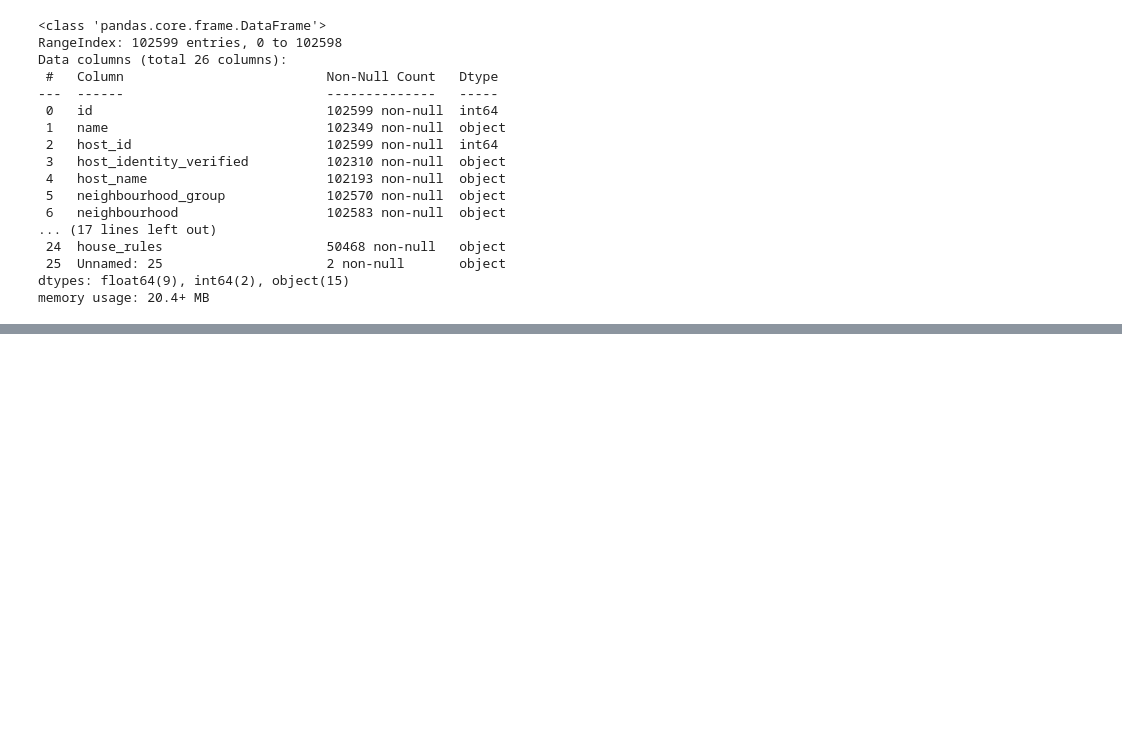
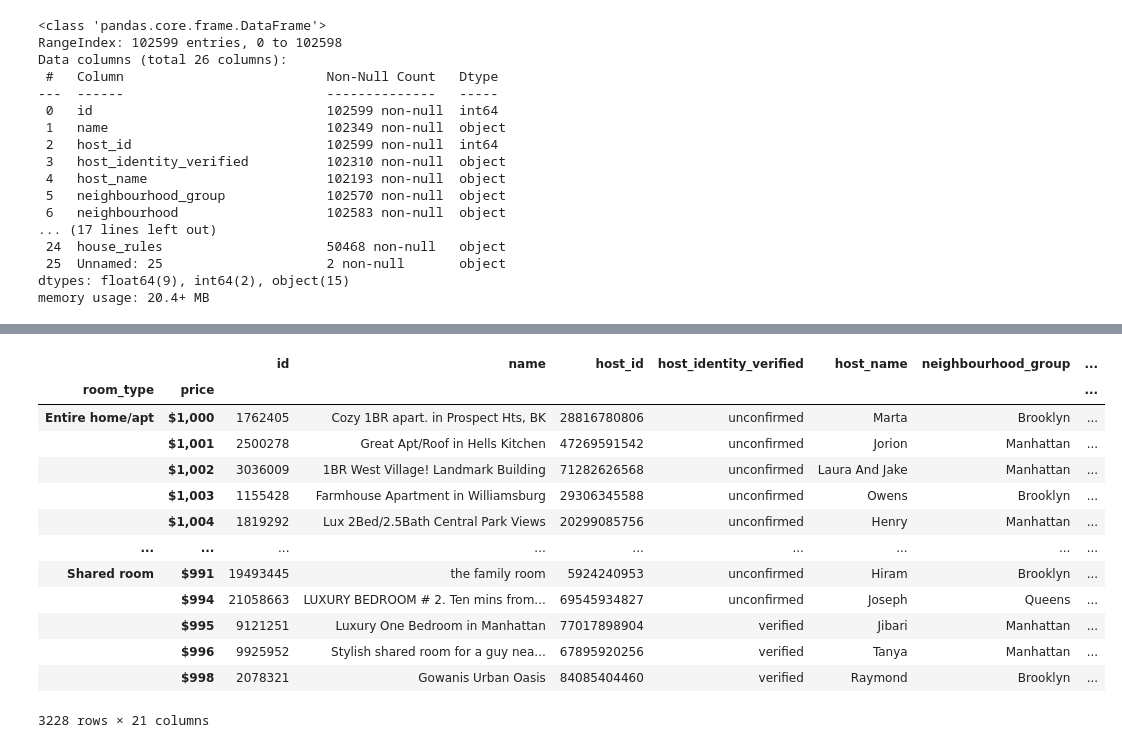
Before and after one commit to JuanJT117/Clase-de-aprendizaje-automatico, a Jupyter notebook: Tareas/tarea1 y 2.ipynb, the cells around one changed output, grey strips where cells are left out. Cells and saved outputs as stored; diff of their text form; code cells hidden in the pictures; blank space fills up the shorter version.

```diff
--- a/Tareas/tarea1 y 2.ipynb
+++ b/Tareas/tarea1 y 2.ipynb
@@ -154,0 +162,5 @@ custom_date_parser = lambda x: datetime.strftime(x, '%d-%b-%y %H')
+# %%
+df_copy = df_airbnb.copy()
+
+
+df_copy.info()
@@ -154,0 +187,4 @@ custom_date_parser = lambda x: datetime.strftime(x, '%d-%b-%y %H')
+# %%
+df_copy.drop(columns = ['country_code','house_rules'], inplace = True)
+# %%
+df_copy.drop(columns = ['Unnamed: 25'], inplace = True)
@@ -154,0 +213,19 @@ custom_date_parser = lambda x: datetime.strftime(x, '%d-%b-%y %H')
+# %%
+price_and_rooms = df_copy.groupby( ['room_type', 'price'])
+
+price_and_rooms.first()
+# %% [output]
+|  |  | id | name | host_id | host_identity_verified | host_name | neighbourhood_group | ... |
+| room_type | price |  |  |  |  |  |  | ... |
+| Entire home/apt | $1,000 | 1762405 | Cozy 1BR apart. in Prospect Hts, BK | 28816780806 | unconfirmed | Marta | Brooklyn | ... |
+|  | $1,001 | 2500278 | Great Apt/Roof in Hells Kitchen | 47269591542 | unconfirmed | Jorion | Manhattan | ... |
+|  | $1,002 | 3036009 | 1BR West Village! Landmark Building | 71282626568 | unconfirmed | Laura And Jake | Manhattan | ... |
+|  | $1,003 | 1155428 | Farmhouse Apartment in Williamsburg | 29306345588 | unconfirmed | Owens | Brooklyn | ... |
+|  | $1,004 | 1819292 | Lux 2Bed/2.5Bath Central Park Views | 20299085756 | unconfirmed | Henry | Manhattan | ... |
+| ... | ... | ... | ... | ... | ... | ... | ... | ... |
+| Shared room | $991 | 19493445 | the family room | 5924240953 | unconfirmed | Hiram | Brooklyn | ... |
+|  | $994 | 21058663 | LUXURY BEDROOM # 2. Ten mins from... | 69545934827 | unconfirmed | Joseph | Queens | ... |
+|  | $995 | 9121251 | Luxury One Bedroom in Manhattan | 77017898904 | verified | Jibari | Manhattan | ... |
+|  | $996 | 9925952 | Stylish shared room for a guy nea... | 67895920256 | verified | Tanya | Manhattan | ... |
+|  | $998 | 2078321 | Gowanis Urban Oasis | 84085404460 | verified | Raymond | Brooklyn | ... |
+3228 rows × 21 columns
```
Also changed, not shown: parts of 7 cells of this notebook, 1 other file.
